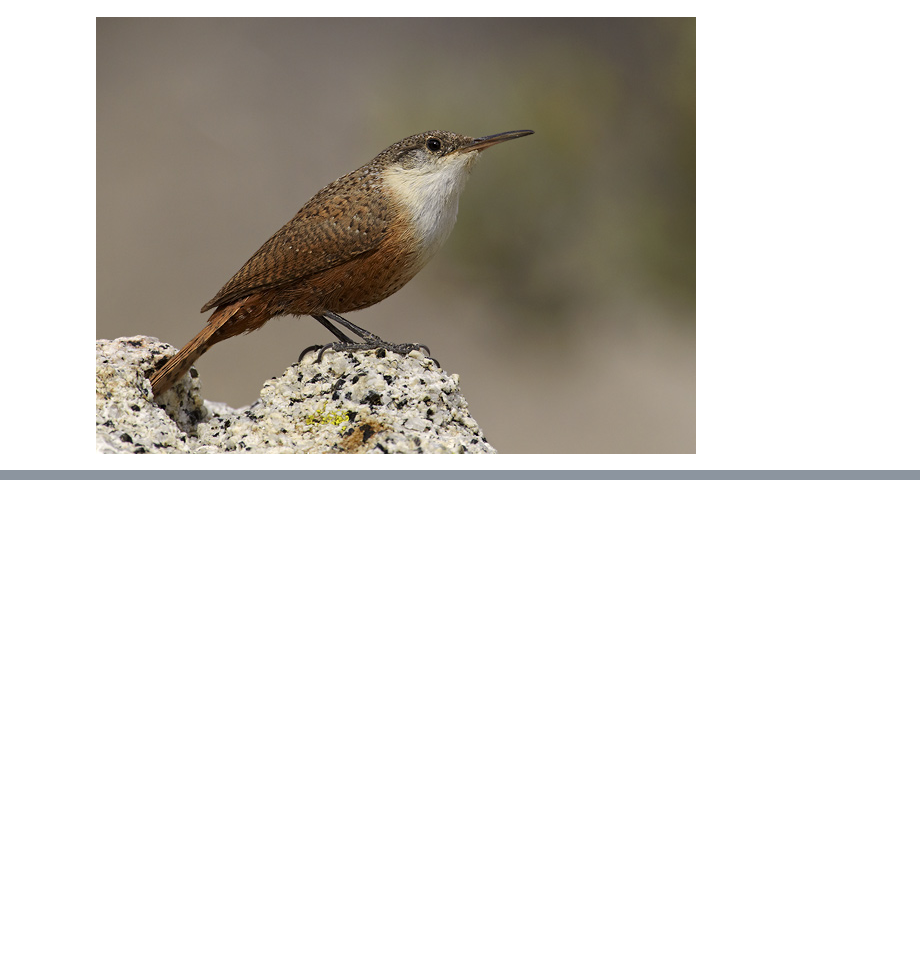
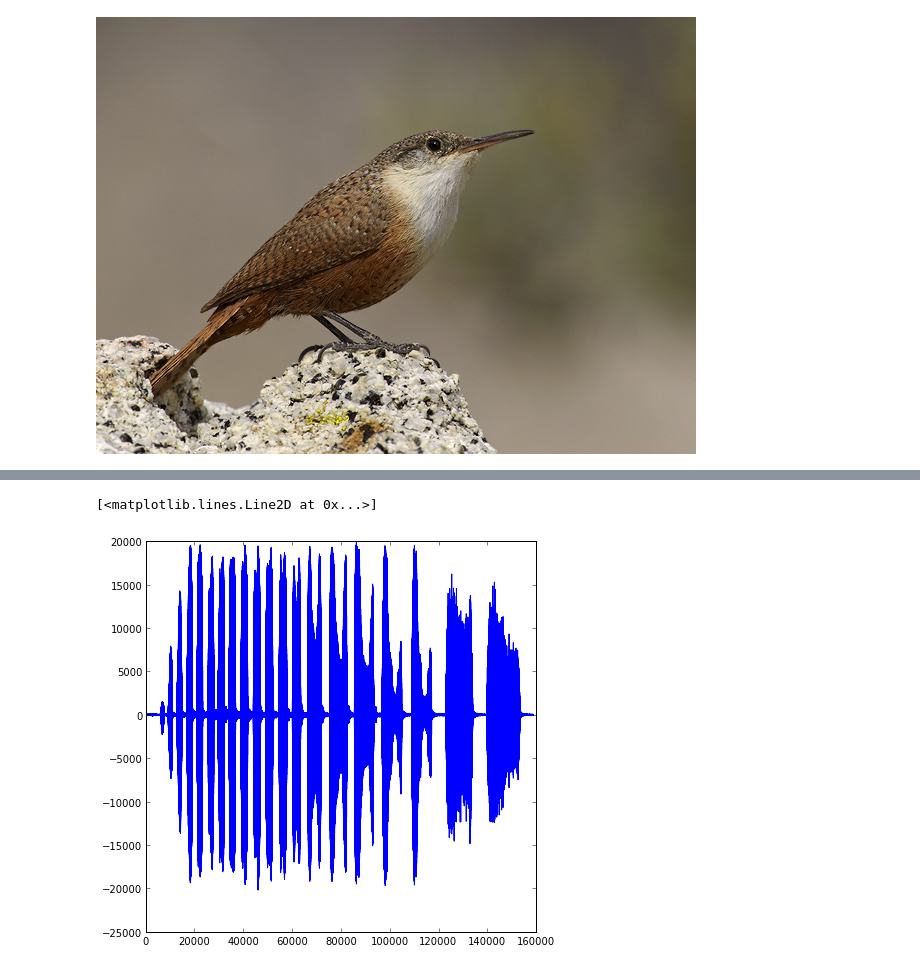
Before and after one commit to jkfurtney/pymn-demo, a Jupyter notebook: demo.ipynb, the cells around one changed output, grey strips where cells are left out. Drawn from its saved outputs; the diff is of its cells as text; code cells hidden in the pictures; blank space fills up the shorter version.

```diff
--- a/demo.ipynb
+++ b/demo.ipynb
@@ -82,0 +91,8 @@ Image(filename="canyon_wren.jpg")
+# %%
+from scipy.io import wavfile
+rate, data = wavfile.read("wren.wav")
+left, right = data.T
+plt.plot(left)
+# %% [output]
+[<matplotlib.lines.Line2D at 0x...>]
+[figure, added]
```
Also changed, not shown: parts of 8 cells of this notebook, 2 other files.
